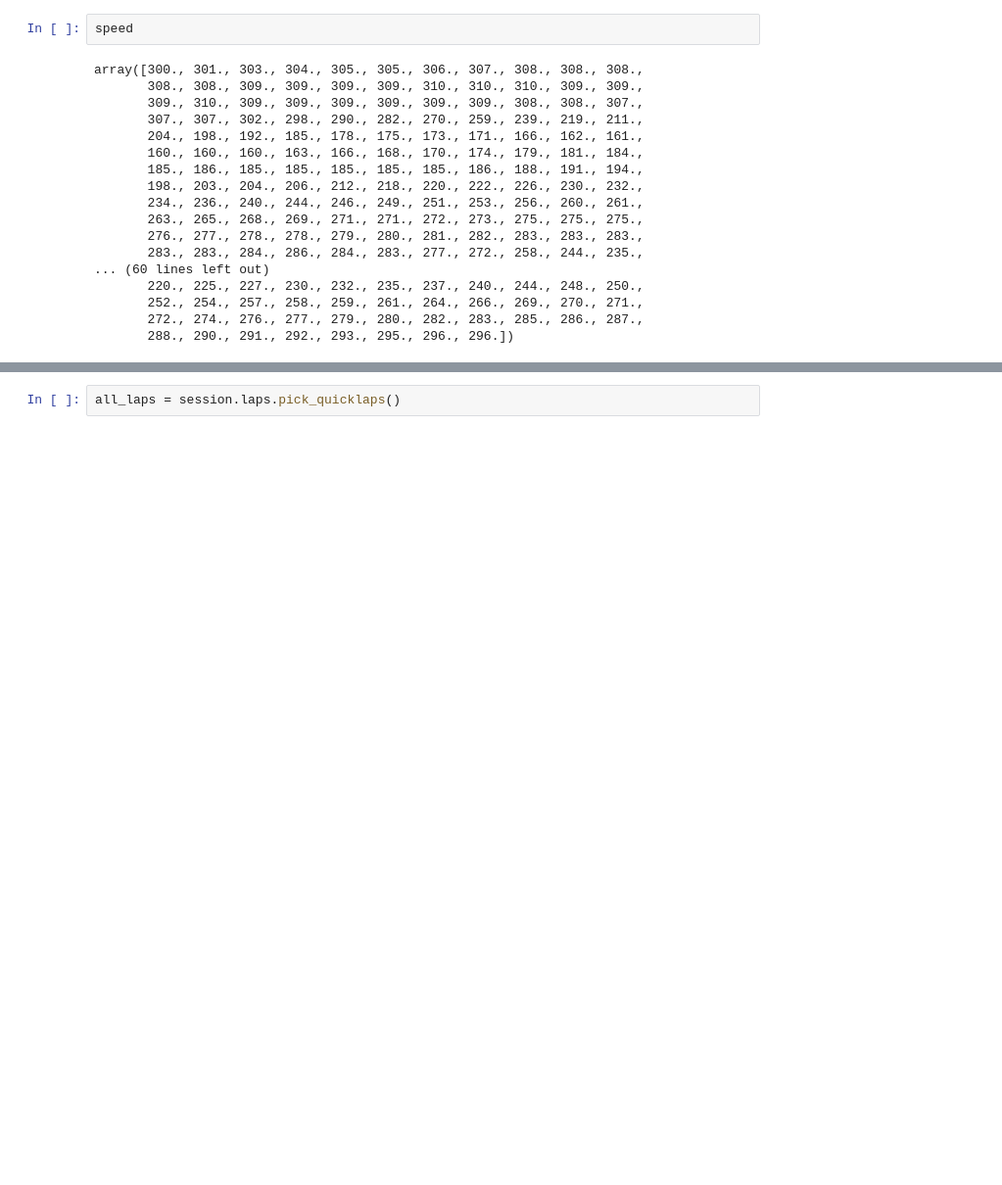
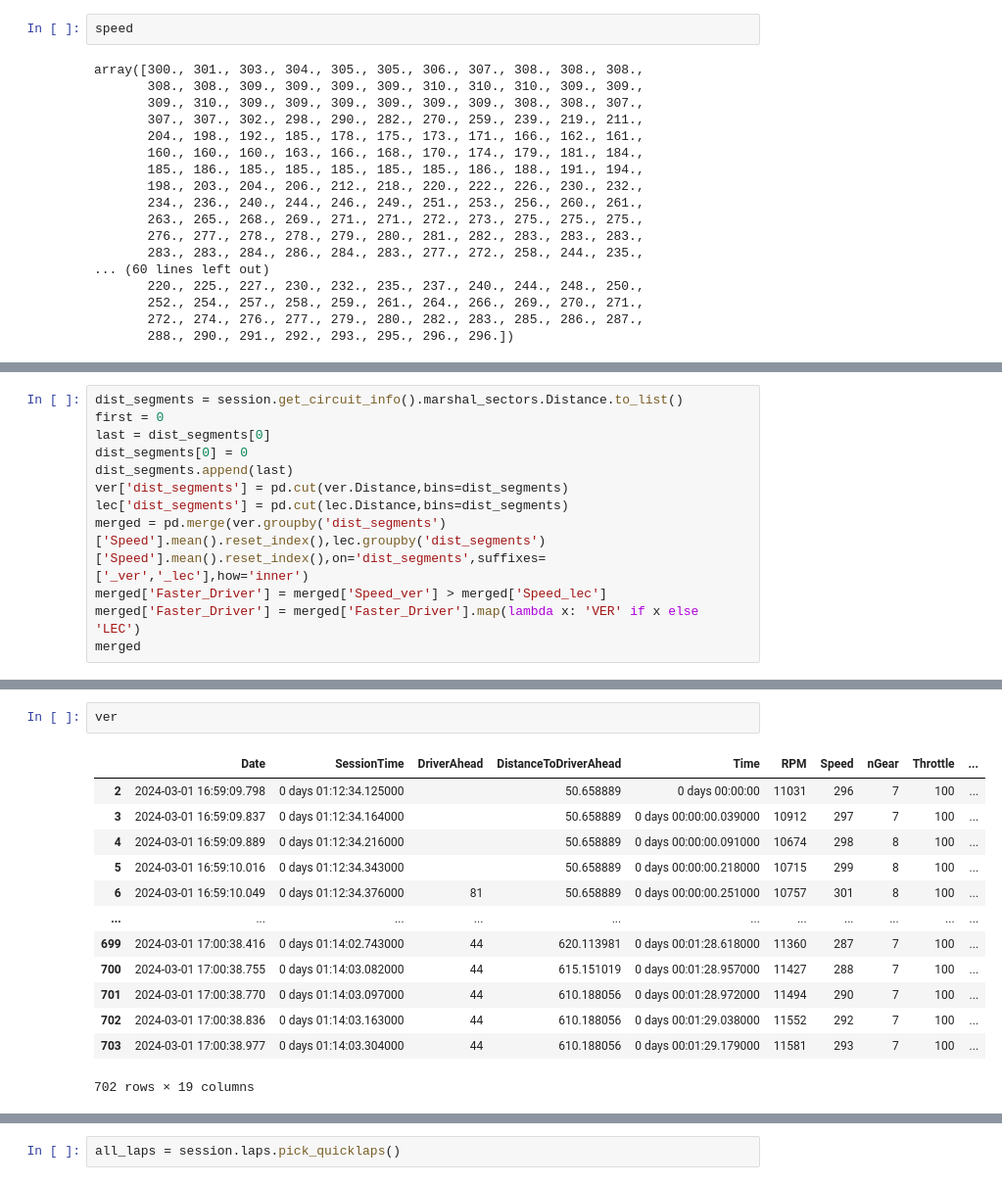
Before and after one commit to srikrishnaa97/F1-data-analysis, a Jupyter notebook: f1_data_analysis.ipynb, the cells around one changed output, grey strips where cells are left out. Shown at 98% size. Drawn from its saved outputs; the diff is of its cells as text; blank space fills up the shorter version.

```diff
--- a/f1_data_analysis.ipynb
+++ b/f1_data_analysis.ipynb
@@ -1013,0 +904,12 @@ all_tel.head()
+# %%
+dist_segments = session.get_circuit_info().marshal_sectors.Distance.to_list()
+first = 0
+last = dist_segments[0]
+dist_segments[0] = 0
+dist_segments.append(last)
+ver['dist_segments'] = pd.cut(ver.Distance,bins=dist_segments)
+lec['dist_segments'] = pd.cut(lec.Distance,bins=dist_segments)
+merged = pd.merge(ver.groupby('dist_segments')['Speed'].mean().reset_index(),lec.groupby('dist_segments')['Speed'].mean().reset_index(),on='dist_segments',suffixes=['_ver','_lec'],how='inner')
+merged['Faster_Driver'] = merged['Speed_ver'] > merged['Speed_lec']
+merged['Faster_Driver'] = merged['Faster_Driver'].map(lambda x: 'VER' if x else 'LEC')
+merged
@@ -1013,0 +954,16 @@ all_tel.head()
+# %%
+ver
+# %% [output]
+|  | Date | SessionTime | DriverAhead | DistanceToDriverAhead | Time | RPM | Speed | nGear | Throttle | ... |
+| 2 | 2024-03-01 16:59:09.798 | 0 days 01:12:34.125000 |  | 50.658889 | 0 days 00:00:00 | 11031 | 296 | 7 | 100 | ... |
+| 3 | 2024-03-01 16:59:09.837 | 0 days 01:12:34.164000 |  | 50.658889 | 0 days 00:00:00.039000 | 10912 | 297 | 7 | 100 | ... |
+| 4 | 2024-03-01 16:59:09.889 | 0 days 01:12:34.216000 |  | 50.658889 | 0 days 00:00:00.091000 | 10674 | 298 | 8 | 100 | ... |
+| 5 | 2024-03-01 16:59:10.016 | 0 days 01:12:34.343000 |  | 50.658889 | 0 days 00:00:00.218000 | 10715 | 299 | 8 | 100 | ... |
+| 6 | 2024-03-01 16:59:10.049 | 0 days 01:12:34.376000 | 81 | 50.658889 | 0 days 00:00:00.251000 | 10757 | 301 | 8 | 100 | ... |
+| ... | ... | ... | ... | ... | ... | ... | ... | ... | ... | ... |
+| 699 | 2024-03-01 17:00:38.416 | 0 days 01:14:02.743000 | 44 | 620.113981 | 0 days 00:01:28.618000 | 11360 | 287 | 7 | 100 | ... |
+| 700 | 2024-03-01 17:00:38.755 | 0 days 01:14:03.082000 | 44 | 615.151019 | 0 days 00:01:28.957000 | 11427 | 288 | 7 | 100 | ... |
+| 701 | 2024-03-01 17:00:38.770 | 0 days 01:14:03.097000 | 44 | 610.188056 | 0 days 00:01:28.972000 | 11494 | 290 | 7 | 100 | ... |
+| 702 | 2024-03-01 17:00:38.836 | 0 days 01:14:03.163000 | 44 | 610.188056 | 0 days 00:01:29.038000 | 11552 | 292 | 7 | 100 | ... |
+| 703 | 2024-03-01 17:00:38.977 | 0 days 01:14:03.304000 | 44 | 610.188056 | 0 days 00:01:29.179000 | 11581 | 293 | 7 | 100 | ... |
+702 rows × 19 columns
```
Also changed, not shown: parts of 47 cells of this notebook, 2 other files.
